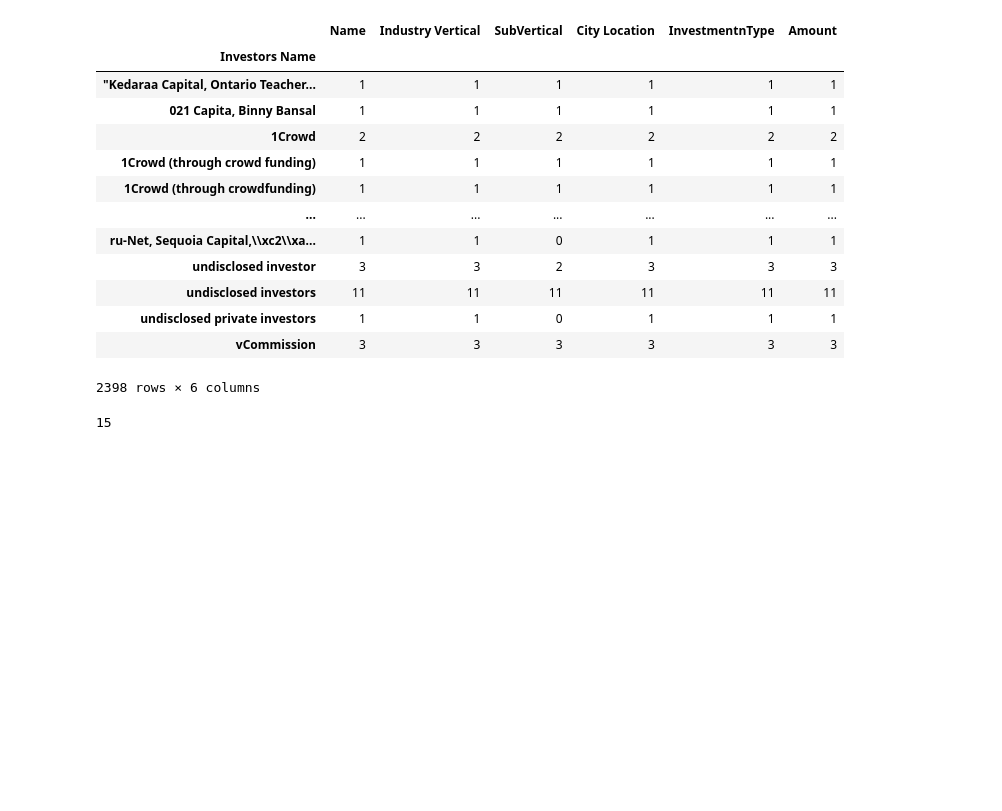
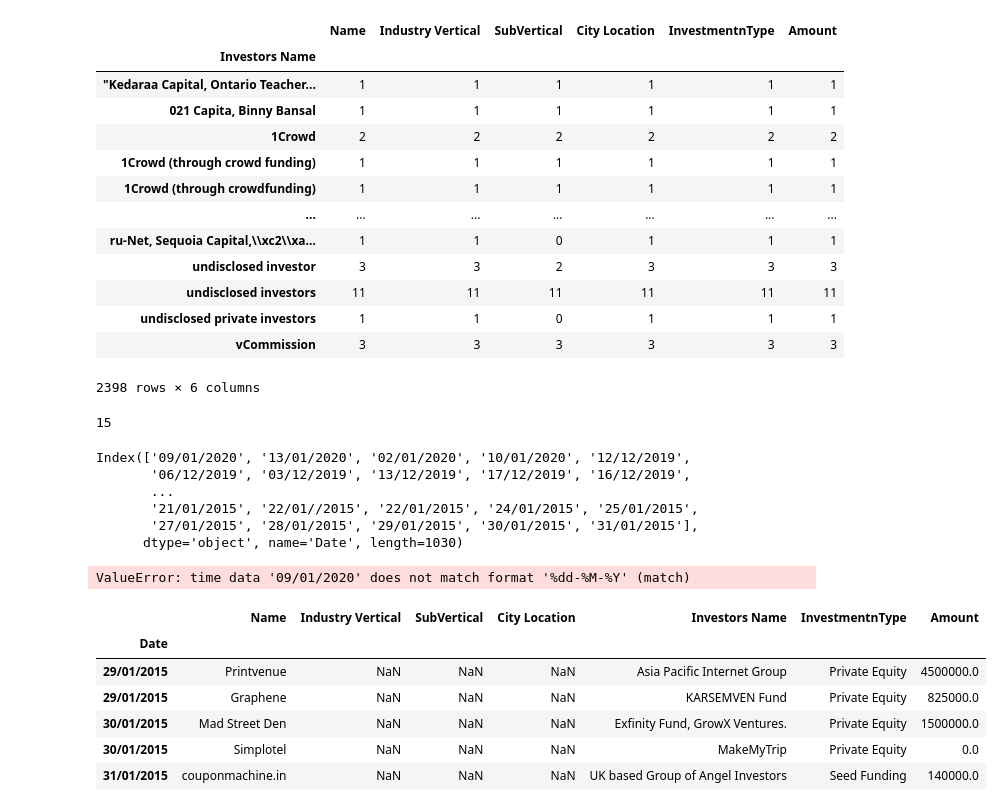
Before and after one commit to rishabhjaiswal1999/Indian-Startup-Scene-Analysis, a Jupyter notebook: notebook.ipynb, the cells around one changed output. Cells and saved outputs as stored; diff of their text form; code cells hidden in the pictures; blank space fills up the shorter version.

```diff
--- a/notebook.ipynb
+++ b/notebook.ipynb
@@ -121,3 +119,26 @@ df.groupby('Investors Name').count()
 df['Investors Name'].str.startswith('undisclosed').sum()
 # %% [output]
 15
+# %%
+df.index.unique()
+# %% [output]
+Index(['09/01/2020', '13/01/2020', '02/01/2020', '10/01/2020', '12/12/2019',
+       '06/12/2019', '03/12/2019', '13/12/2019', '17/12/2019', '16/12/2019',
+       ...
+       '21/01/2015', '22/01//2015', '22/01/2015', '24/01/2015', '25/01/2015',
+       '27/01/2015', '28/01/2015', '29/01/2015', '30/01/2015', '31/01/2015'],
+      dtype='object', name='Date', length=1030)
+# %%
+pd.to_datetime(df.index, format='%dd-%M-%Y')
+# %% [output]
+ValueError: time data '09/01/2020' does not match format '%dd-%M-%Y' (match)
+# %%
+df.tail()
+# %% [output]
+|  | Name | Industry Vertical | SubVertical | City Location | Investors Name | InvestmentnType | Amount |
+| Date |  |  |  |  |  |  |  |
+| 29/01/2015 | Printvenue | NaN | NaN | NaN | Asia Pacific Internet Group | Private Equity | 4500000.0 |
+| 29/01/2015 | Graphene | NaN | NaN | NaN | KARSEMVEN Fund | Private Equity | 825000.0 |
+| 30/01/2015 | Mad Street Den | NaN | NaN | NaN | Exfinity Fund, GrowX Ventures. | Private Equity | 1500000.0 |
+| 30/01/2015 | Simplotel | NaN | NaN | NaN | MakeMyTrip | Private Equity | 0.0 |
+| 31/01/2015 | couponmachine.in | NaN | NaN | NaN | UK based Group of Angel Investors | Seed Funding | 140000.0 |
```
Also changed, not shown: parts of 1 cell of this notebook, 9 other files.
